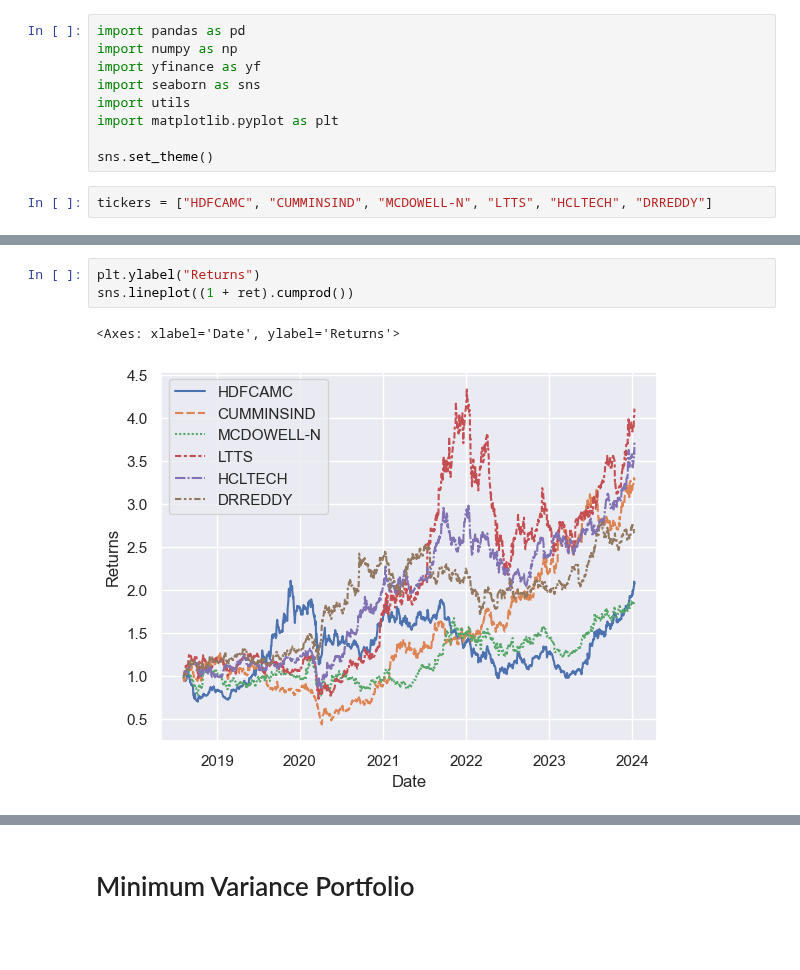
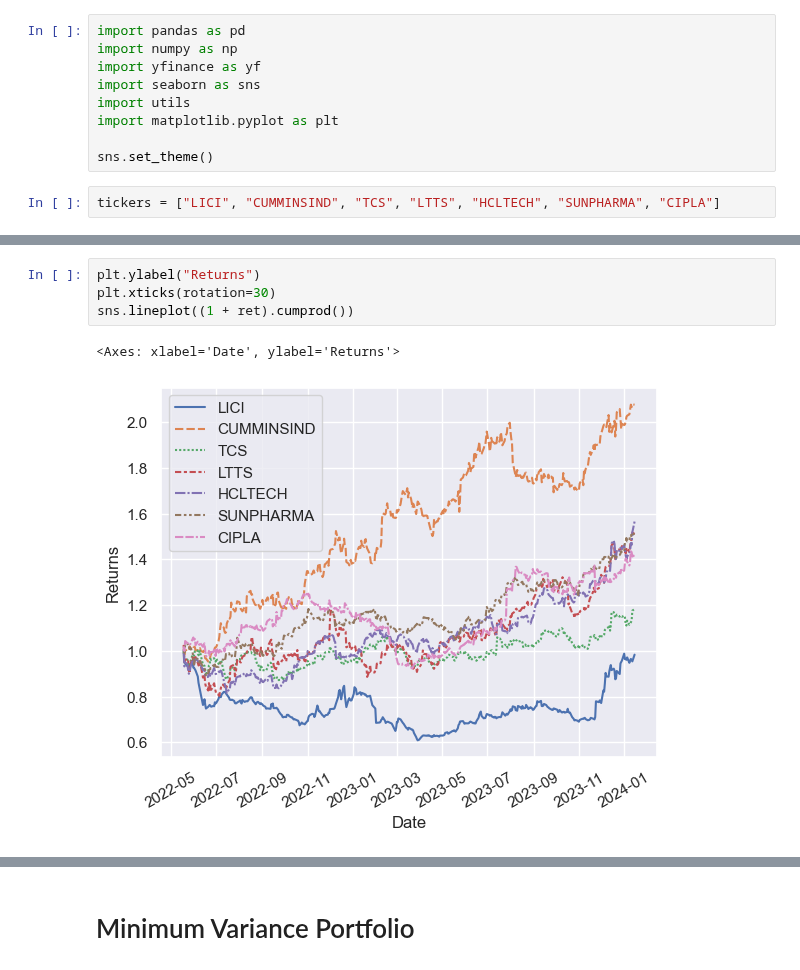
Before and after one commit to sabyabhoi/Portfolio-Manager, a Jupyter notebook: src/portfolio_analysis.ipynb, the cells around one changed output, grey strips where cells are left out. Saved outputs shown, nothing was run; the diff lists cells and outputs as text; blank space fills up the shorter version.

```diff
--- a/src/portfolio_analysis.ipynb
+++ b/src/portfolio_analysis.ipynb
@@ -8,7 +8,7 @@ import matplotlib.pyplot as plt
 
 sns.set_theme()
 # %%
-tickers = ["HDFCAMC", "CUMMINSIND", "MCDOWELL-N", "LTTS", "HCLTECH", "DRREDDY"]
+tickers = ["LICI", "CUMMINSIND", "TCS", "LTTS", "HCLTECH", "SUNPHARMA", "CIPLA"]
 # %%
 ret = utils.get_multiple_returns(tickers)
 sns.heatmap(ret.corr(), vmin=-1, vmax=1, annot=True)
@@ -18,6 +18,7 @@ sns.heatmap(ret.corr(), vmin=-1, vmax=1, annot=True)
 # %%
 plt.ylabel("Returns")
+plt.xticks(rotation=30)
 sns.lineplot((1 + ret).cumprod())
 # %% [output]
 <Axes: xlabel='Date', ylabel='Returns'>
-[figure, old version]
+[figure, new version]
```
Also changed, not shown: parts of 14 cells of this notebook, 5 other files.
